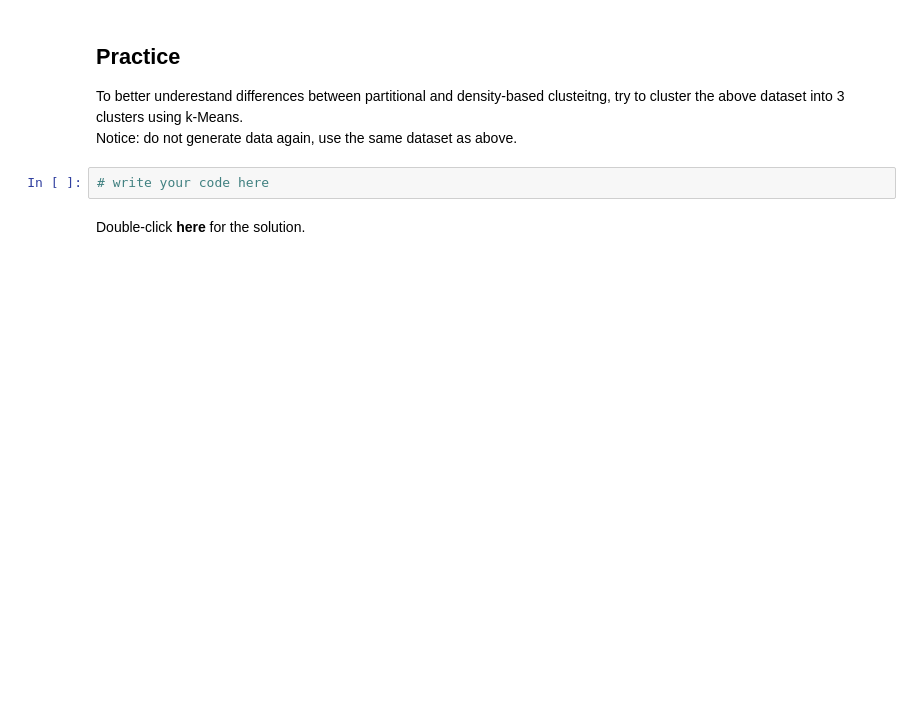
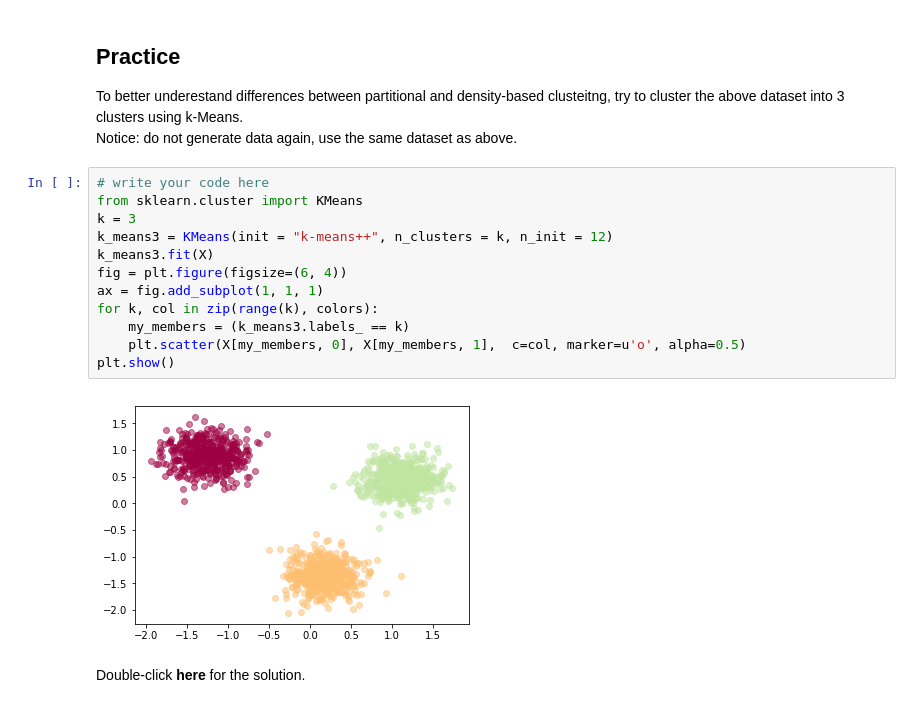
Before and after one commit to irvandandung/hands-on-labs-math-tools, a Jupyter notebook: Pertemuan11/ML0101EN-Clus-DBSCN-weather-py-v1.ipynb, the cells around one changed output. Saved outputs shown, nothing was run; the diff lists cells and outputs as text; blank space fills up the shorter version.

```diff
--- a/Pertemuan11/ML0101EN-Clus-DBSCN-weather-py-v1.ipynb
+++ b/Pertemuan11/ML0101EN-Clus-DBSCN-weather-py-v1.ipynb
@@ -148,8 +143,20 @@ for k, col in zip(unique_labels, colors):
 ## Practice
 To better underestand differences between partitional and density-based clusteitng, try to cluster the above dataset into 3 clusters using k-Means.
 Notice: do not generate data again, use the same dataset as above.
-# %%
-# write your code here
+# %%
+# write your code here
+from sklearn.cluster import KMeans
+k = 3
+k_means3 = KMeans(init = "k-means++", n_clusters = k, n_init = 12)
+k_means3.fit(X)
+fig = plt.figure(figsize=(6, 4))
+ax = fig.add_subplot(1, 1, 1)
+for k, col in zip(range(k), colors):
+    my_members = (k_means3.labels_ == k)
+    plt.scatter(X[my_members, 0], X[my_members, 1],  c=col, marker=u'o', alpha=0.5)
+plt.show()
+# %% [output]
+[figure, added]
 # %% [markdown]
 Double-click __here__ for the solution.
 
```
Also changed, not shown: parts of 11 cells of this notebook.
